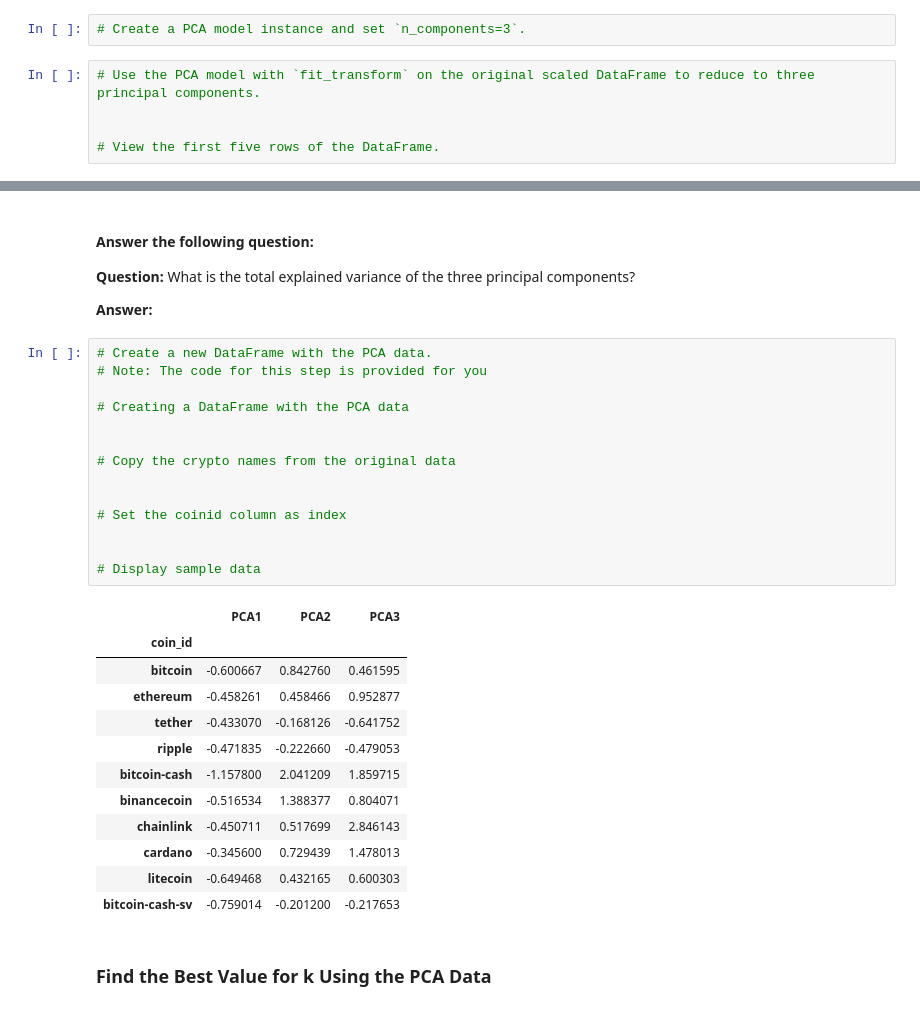
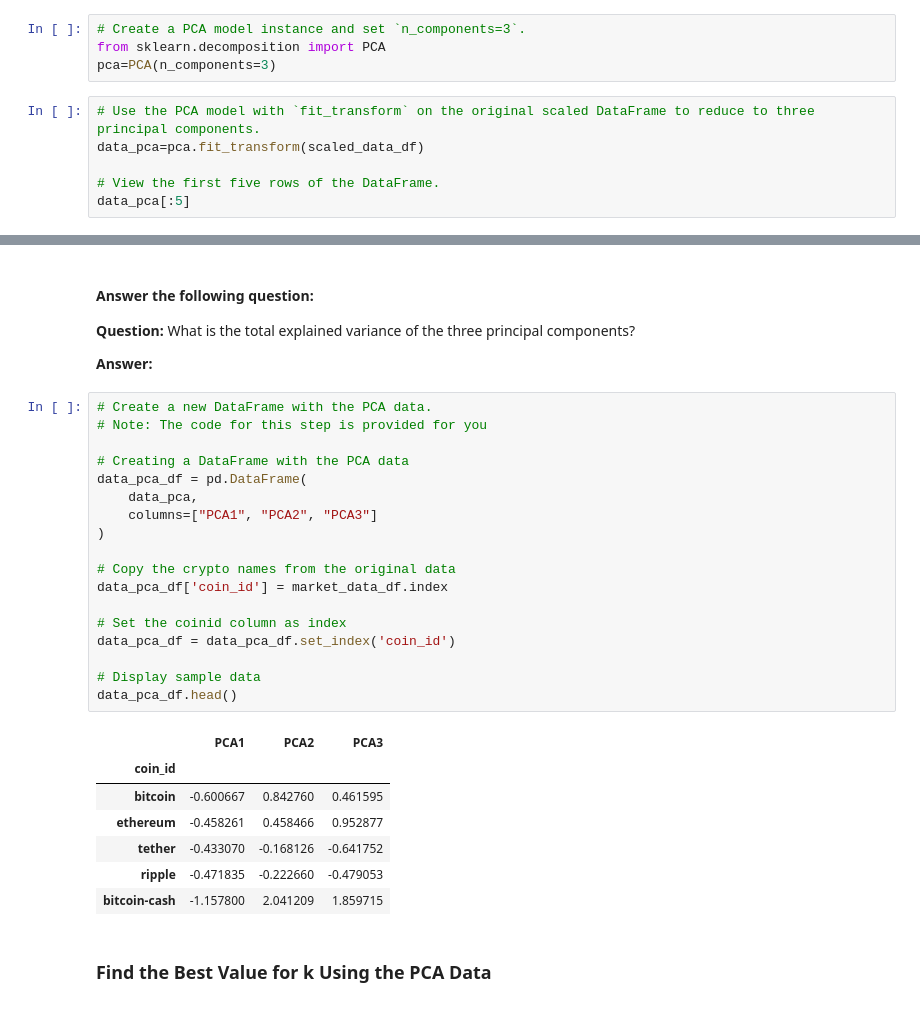
Before and after one commit to Crkanouff/CryptoClustering, a Jupyter notebook: Crypto_Clustering.ipynb, the cells around one changed output, grey strips where cells are left out. Drawn from its saved outputs; the diff is of its cells as text.

```diff
--- a/Crypto_Clustering.ipynb
+++ b/Crypto_Clustering.ipynb
@@ -208,11 +208,14 @@ predictions_scaled_df.plot.scatter(
 ### Optimize Clusters with Principal Component Analysis.
 # %%
 # Create a PCA model instance and set `n_components=3`.
+from sklearn.decomposition import PCA
+pca=PCA(n_components=3)
 # %%
 # Use the PCA model with `fit_transform` on the original scaled DataFrame to reduce to three principal components.
-
+data_pca=pca.fit_transform(scaled_data_df)
 
 # View the first five rows of the DataFrame.
+data_pca[:5]
 # %% [output]
 array([[-0.60066733,  0.84276006,  0.46159457],
        [-0.45826071,  0.45846566,  0.95287678],
@@ -232,30 +236,29 @@ array([0.3719856 , 0.34700813, 0.17603793])
 # %%
 # Create a new DataFrame with the PCA data.
 # Note: The code for this step is provided for you
 
 # Creating a DataFrame with the PCA data
-
+data_pca_df = pd.DataFrame(
+    data_pca,
+    columns=["PCA1", "PCA2", "PCA3"]
+)
 
 # Copy the crypto names from the original data
-
+data_pca_df['coin_id'] = market_data_df.index
 
 # Set the coinid column as index
-
+data_pca_df = data_pca_df.set_index('coin_id')
 
 # Display sample data
+data_pca_df.head()
 # %% [output]
 |  | PCA1 | PCA2 | PCA3 |
 | coin_id |  |  |  |
 | bitcoin | -0.600667 | 0.842760 | 0.461595 |
 | ethereum | -0.458261 | 0.458466 | 0.952877 |
 | tether | -0.433070 | -0.168126 | -0.641752 |
 | ripple | -0.471835 | -0.222660 | -0.479053 |
 | bitcoin-cash | -1.157800 | 2.041209 | 1.859715 |
-| binancecoin | -0.516534 | 1.388377 | 0.804071 |
-| chainlink | -0.450711 | 0.517699 | 2.846143 |
-| cardano | -0.345600 | 0.729439 | 1.478013 |
-| litecoin | -0.649468 | 0.432165 | 0.600303 |
-| bitcoin-cash-sv | -0.759014 | -0.201200 | -0.217653 |
 # %% [markdown]
 ### Find the Best Value for k Using the PCA Data
 # %%
```
Also changed, not shown: parts of 12 cells of this notebook.
